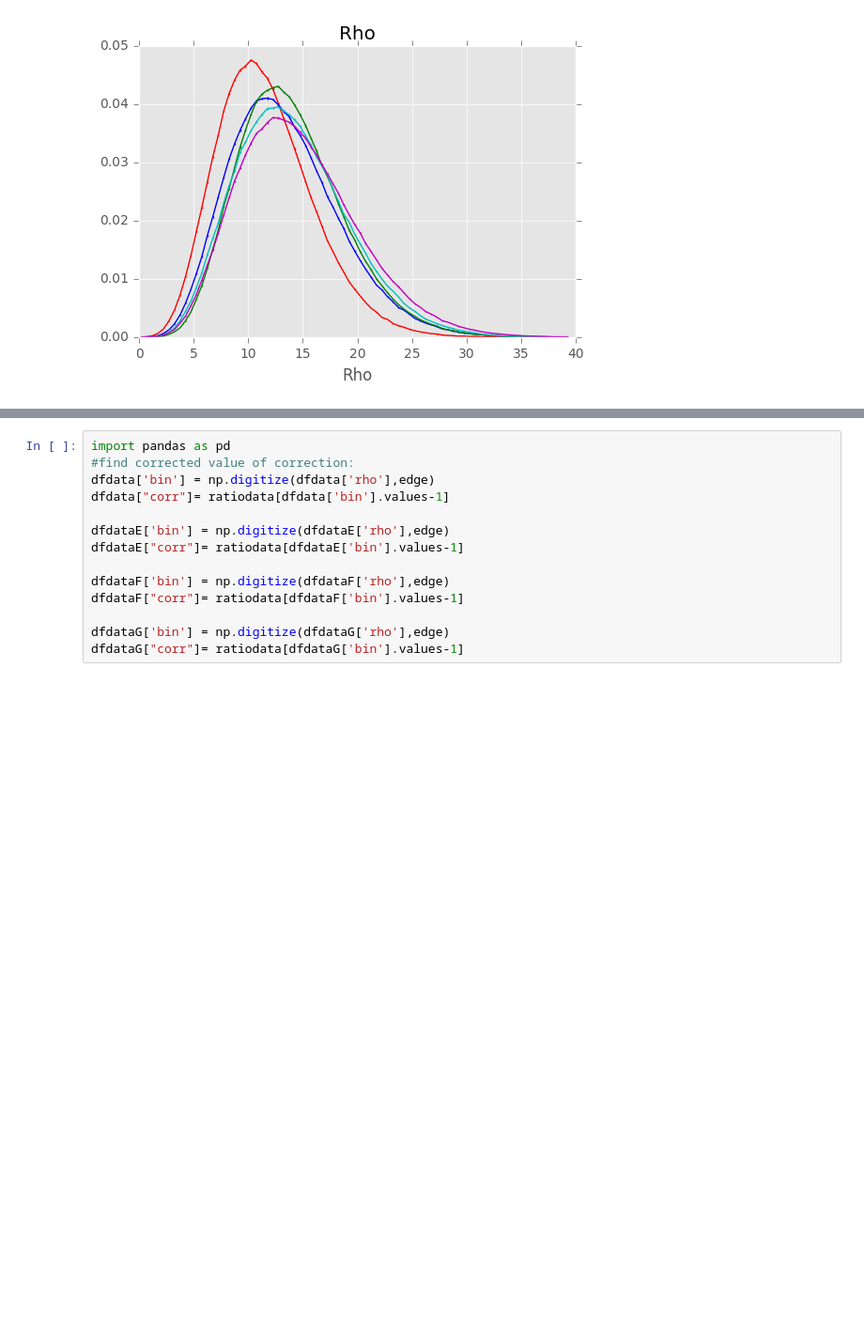
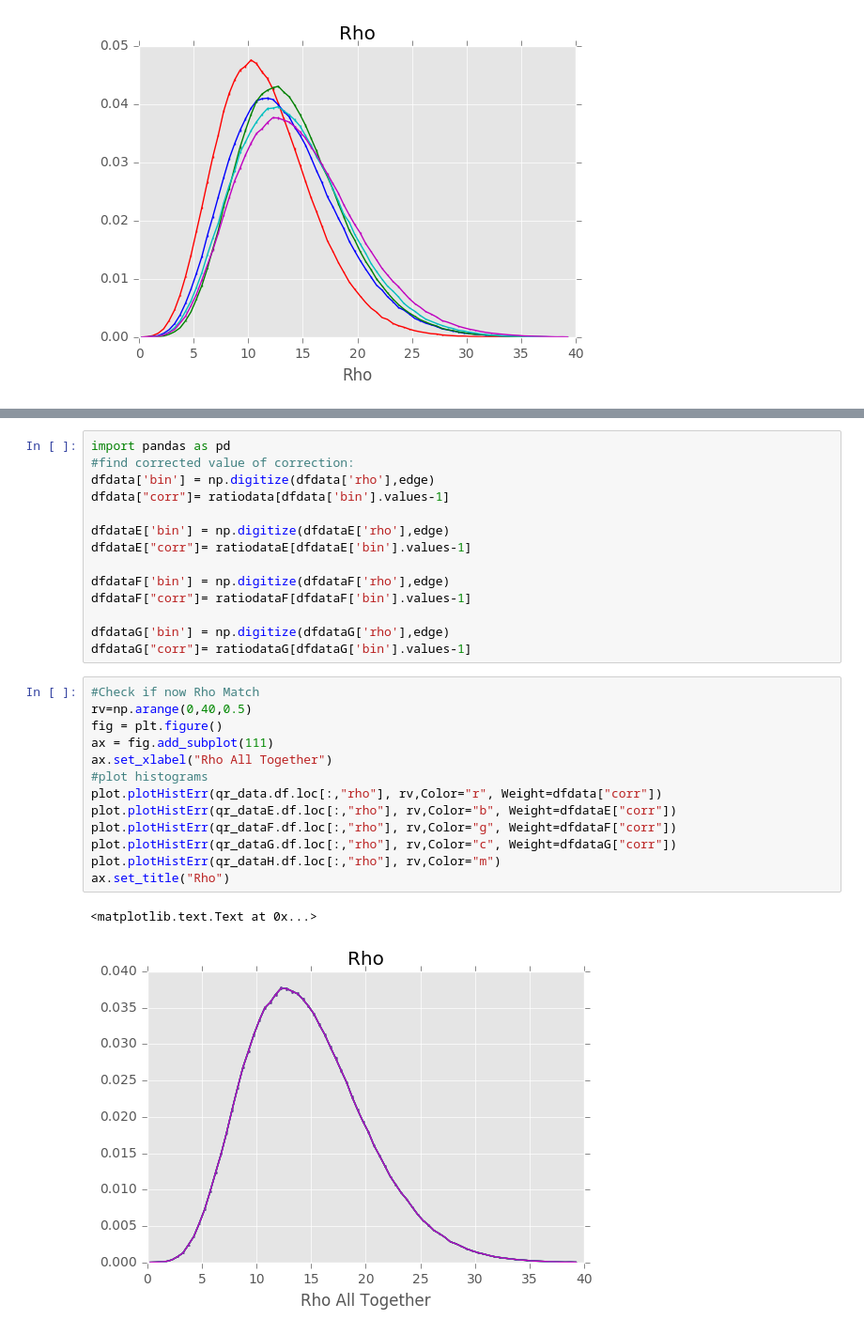
Before and after one commit to threiten/dataMC-1, a Jupyter notebook: MTR/TestCode05_TimeShift.ipynb, the cells around one changed output, grey strips where cells are left out. Shown: that part at 94% size. Saved outputs shown, nothing was run; the diff lists cells and outputs as text; blank space fills up the shorter version.

```diff
--- a/MTR/TestCode05_TimeShift.ipynb
+++ b/MTR/TestCode05_TimeShift.ipynb
@@ -119,13 +120,29 @@ dfdata['bin'] = np.digitize(dfdata['rho'],edge)
 dfdata["corr"]= ratiodata[dfdata['bin'].values-1]
 
 dfdataE['bin'] = np.digitize(dfdataE['rho'],edge)
-dfdataE["corr"]= ratiodata[dfdataE['bin'].values-1]
+dfdataE["corr"]= ratiodataE[dfdataE['bin'].values-1]
 
 dfdataF['bin'] = np.digitize(dfdataF['rho'],edge)
-dfdataF["corr"]= ratiodata[dfdataF['bin'].values-1]
+dfdataF["corr"]= ratiodataF[dfdataF['bin'].values-1]
 
 dfdataG['bin'] = np.digitize(dfdataG['rho'],edge)
-dfdataG["corr"]= ratiodata[dfdataG['bin'].values-1]
+dfdataG["corr"]= ratiodataG[dfdataG['bin'].values-1]
+# %%
+#Check if now Rho Match
+rv=np.arange(0,40,0.5)
+fig = plt.figure()
+ax = fig.add_subplot(111)
+ax.set_xlabel("Rho All Together")
+#plot histograms
+plot.plotHistErr(qr_data.df.loc[:,"rho"], rv,Color="r", Weight=dfdata["corr"])
+plot.plotHistErr(qr_dataE.df.loc[:,"rho"], rv,Color="b", Weight=dfdataE["corr"])
+plot.plotHistErr(qr_dataF.df.loc[:,"rho"], rv,Color="g", Weight=dfdataF["corr"])
+plot.plotHistErr(qr_dataG.df.loc[:,"rho"], rv,Color="c", Weight=dfdataG["corr"])
+plot.plotHistErr(qr_dataH.df.loc[:,"rho"], rv,Color="m")
+ax.set_title("Rho")
+# %% [output]
+<matplotlib.text.Text at 0x...>
+[figure, added]
 # %%
 rv2 = np.arange(0.9,1.0,0.001)
 fig = plt.figure()
```
Also changed, not shown: parts of 4 cells of this notebook, 9 other files.
